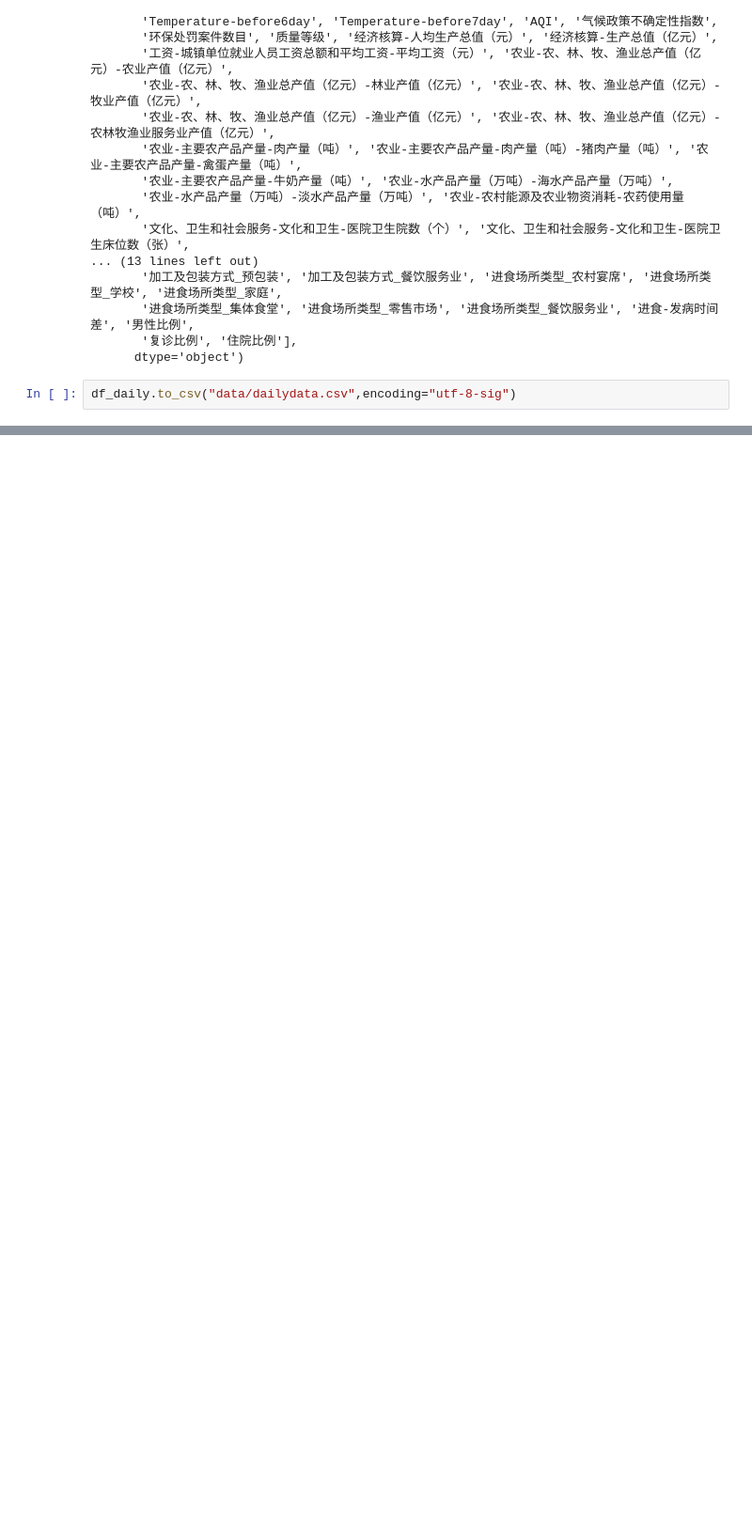
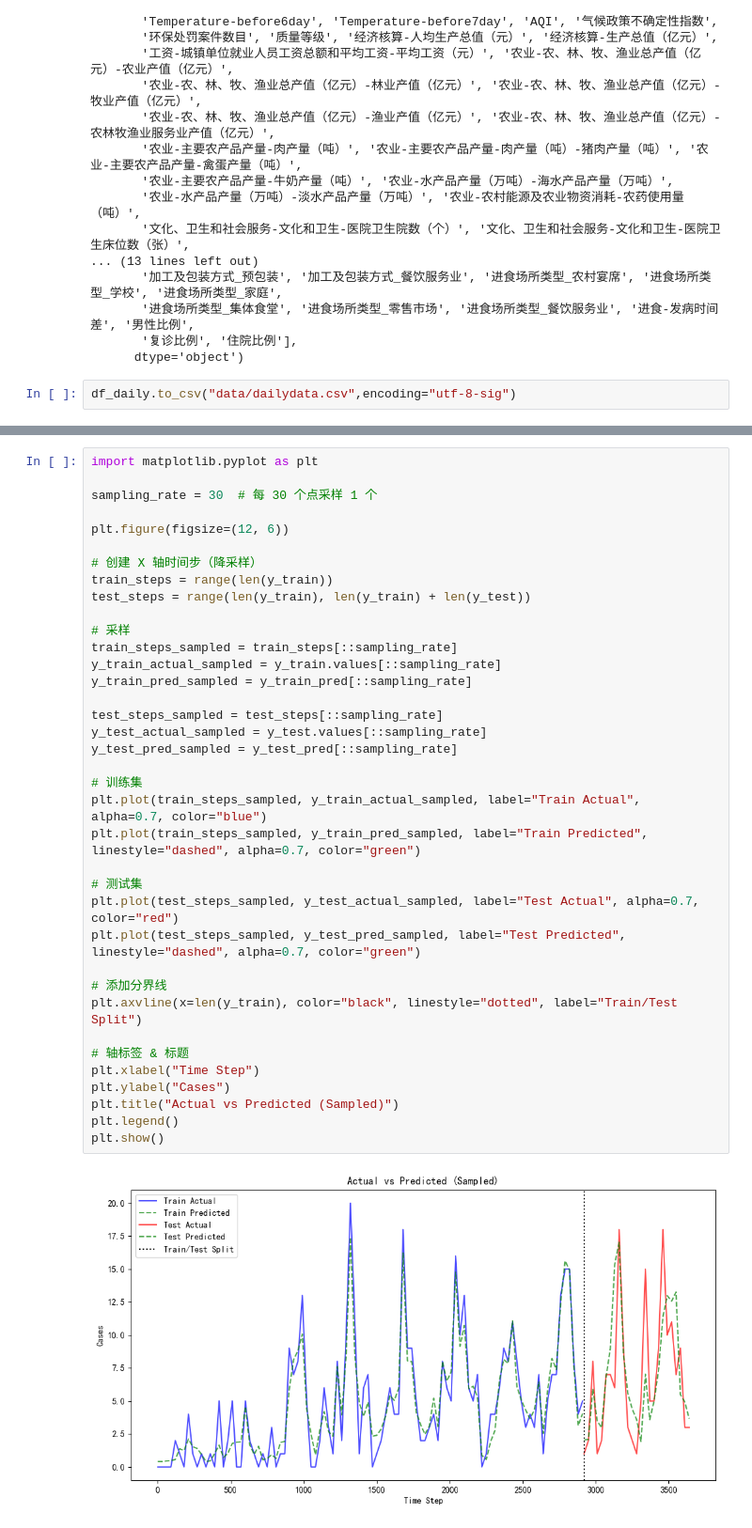
Before and after one commit to QuikZiHao/food_disease_predict, a Jupyter notebook: data preprocess.ipynb, the cells around one changed output, grey strips where cells are left out. Shown at 94% size. Drawn from its saved outputs; the diff is of its cells as text; blank space fills up the shorter version.

```diff
--- a/data preprocess.ipynb
+++ b/data preprocess.ipynb
@@ -835,0 +937,39 @@ Index(['Total_Cases', 'Foodborne_Cases', 'Foodborne_Rate', 'Target', 'Year',
+# %%
+import matplotlib.pyplot as plt
+
+sampling_rate = 30  # 每 30 个点采样 1 个
+
+plt.figure(figsize=(12, 6))
+
+# 创建 X 轴时间步（降采样）
+train_steps = range(len(y_train))
+test_steps = range(len(y_train), len(y_train) + len(y_test))
+
+# 采样
+train_steps_sampled = train_steps[::sampling_rate]
+y_train_actual_sampled = y_train.values[::sampling_rate]
+y_train_pred_sampled = y_train_pred[::sampling_rate]
+
+test_steps_sampled = test_steps[::sampling_rate]
+y_test_actual_sampled = y_test.values[::sampling_rate]
+y_test_pred_sampled = y_test_pred[::sampling_rate]
+
+# 训练集
+plt.plot(train_steps_sampled, y_train_actual_sampled, label="Train Actual", alpha=0.7, color="blue")
+plt.plot(train_steps_sampled, y_train_pred_sampled, label="Train Predicted", linestyle="dashed", alpha=0.7, color="green")
+
+# 测试集
+plt.plot(test_steps_sampled, y_test_actual_sampled, label="Test Actual", alpha=0.7, color="red")
+plt.plot(test_steps_sampled, y_test_pred_sampled, label="Test Predicted", linestyle="dashed", alpha=0.7, color="green")
+
+# 添加分界线
+plt.axvline(x=len(y_train), color="black", linestyle="dotted", label="Train/Test Split")
+
+# 轴标签 & 标题
+plt.xlabel("Time Step")
+plt.ylabel("Cases")
+plt.title("Actual vs Predicted (Sampled)")
+plt.legend()
+plt.show()
+# %% [output]
+[figure, added]
```
Also changed, not shown: parts of 31 cells of this notebook, 1 other file.
